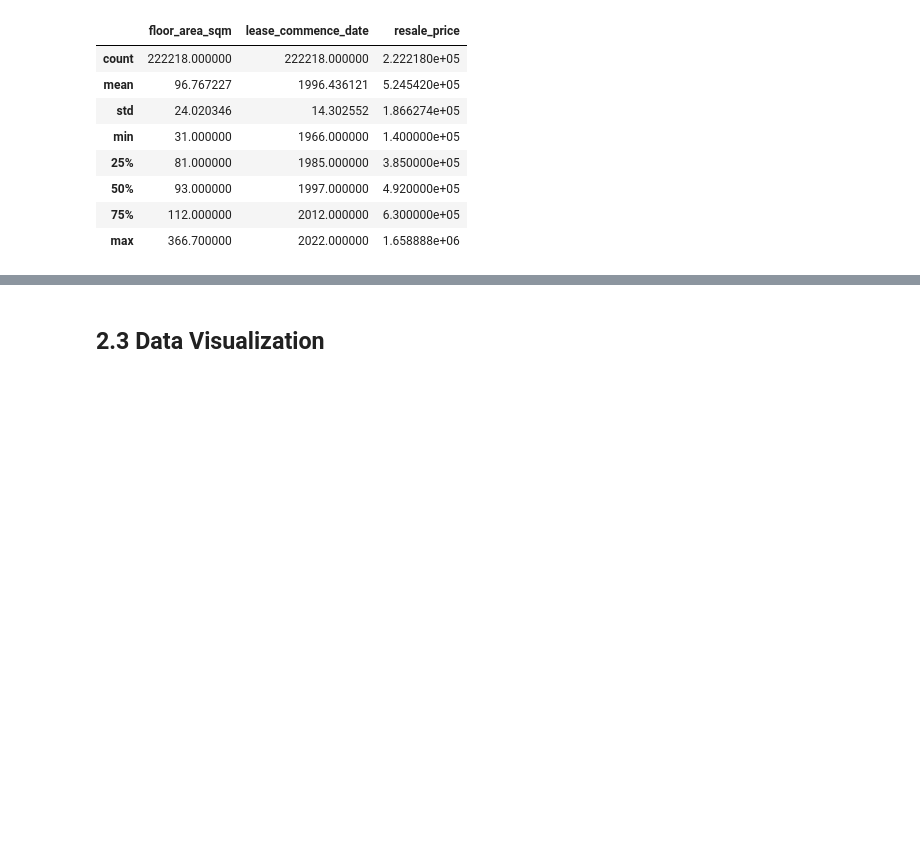
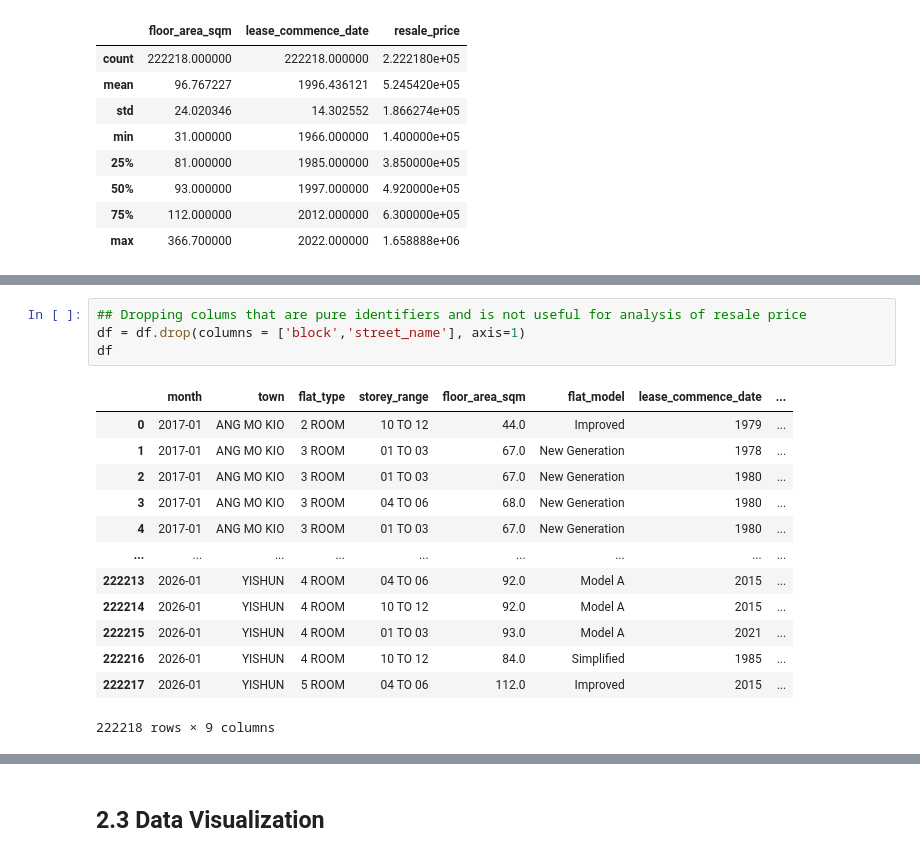
Before and after one commit to hsk-victor/Project, a Jupyter notebook: MLDP Program Codes Submission Template.ipynb, the cells around one changed output, grey strips where cells are left out. Drawn from its saved outputs; the diff is of its cells as text; blank space fills up the shorter version.

```diff
--- a/MLDP Program Codes Submission Template.ipynb
+++ b/MLDP Program Codes Submission Template.ipynb
@@ -134,0 +135,18 @@ df.sample(10)
+# %%
+## Dropping colums that are pure identifiers and is not useful for analysis of resale price
+df = df.drop(columns = ['block','street_name'], axis=1)
+df
+# %% [output]
+|  | month | town | flat_type | storey_range | floor_area_sqm | flat_model | lease_commence_date | ... |
+| 0 | 2017-01 | ANG MO KIO | 2 ROOM | 10 TO 12 | 44.0 | Improved | 1979 | ... |
+| 1 | 2017-01 | ANG MO KIO | 3 ROOM | 01 TO 03 | 67.0 | New Generation | 1978 | ... |
+| 2 | 2017-01 | ANG MO KIO | 3 ROOM | 01 TO 03 | 67.0 | New Generation | 1980 | ... |
+| 3 | 2017-01 | ANG MO KIO | 3 ROOM | 04 TO 06 | 68.0 | New Generation | 1980 | ... |
+| 4 | 2017-01 | ANG MO KIO | 3 ROOM | 01 TO 03 | 67.0 | New Generation | 1980 | ... |
+| ... | ... | ... | ... | ... | ... | ... | ... | ... |
+| 222213 | 2026-01 | YISHUN | 4 ROOM | 04 TO 06 | 92.0 | Model A | 2015 | ... |
+| 222214 | 2026-01 | YISHUN | 4 ROOM | 10 TO 12 | 92.0 | Model A | 2015 | ... |
+| 222215 | 2026-01 | YISHUN | 4 ROOM | 01 TO 03 | 93.0 | Model A | 2021 | ... |
+| 222216 | 2026-01 | YISHUN | 4 ROOM | 10 TO 12 | 84.0 | Simplified | 1985 | ... |
+| 222217 | 2026-01 | YISHUN | 5 ROOM | 04 TO 06 | 112.0 | Improved | 2015 | ... |
+222218 rows × 9 columns
```
Also changed, not shown: parts of 5 cells of this notebook.
